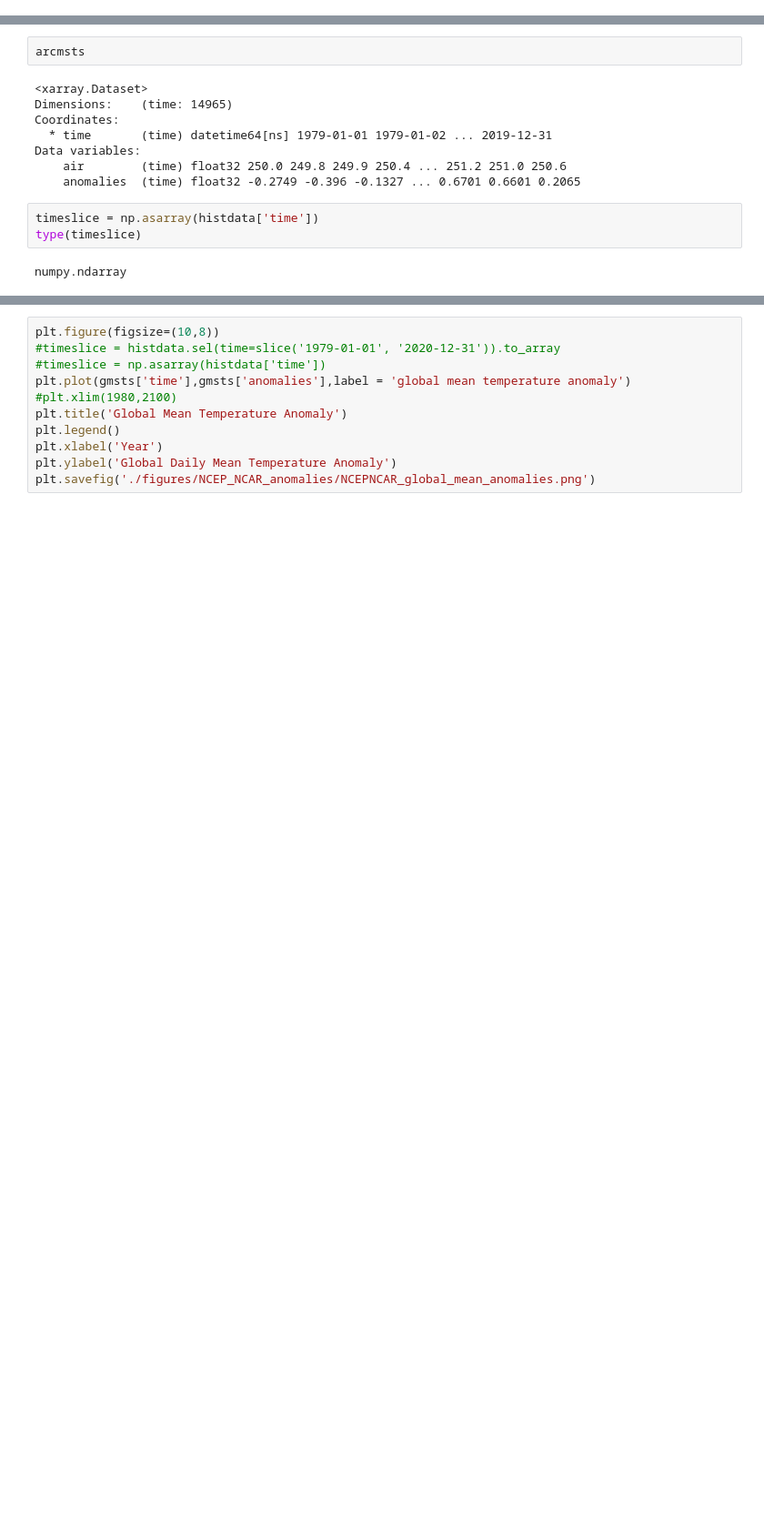
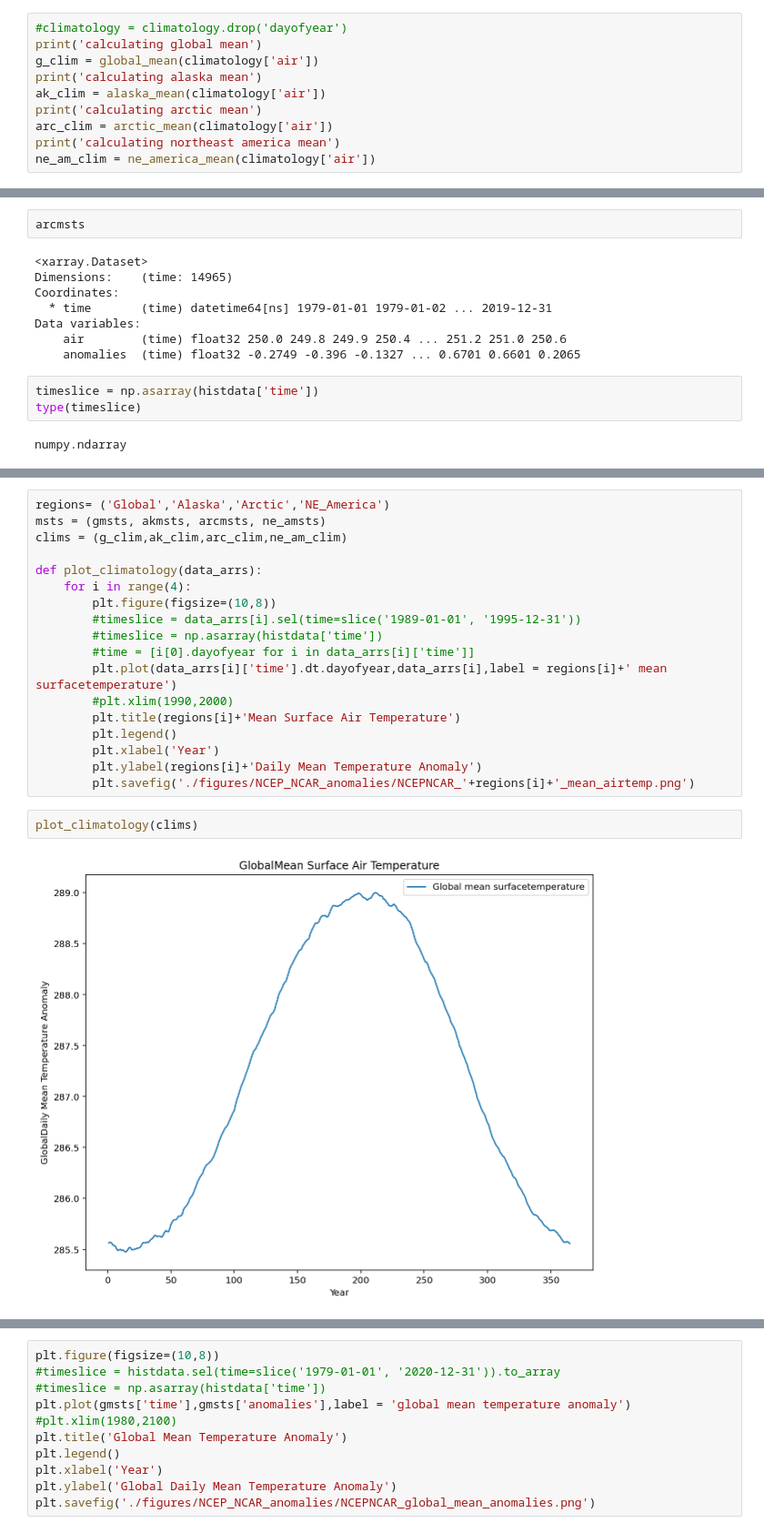
Before and after one commit to Lulurussell/CICOES-code, a Jupyter notebook: NCEP_NCAR_data.ipynb, the cells around one changed output, grey strips where cells are left out. Shown: that part at 91% size. Saved outputs shown, nothing was run; the diff lists cells and outputs as text; blank space fills up the shorter version.

Commit message:
plotted climatology

```diff
--- a/NCEP_NCAR_data.ipynb
+++ b/NCEP_NCAR_data.ipynb
@@ -199,0 +222,10 @@ calculating northeast america mean
+# %%
+#climatology = climatology.drop('dayofyear')
+print('calculating global mean')
+g_clim = global_mean(climatology['air'])
+print('calculating alaska mean')
+ak_clim = alaska_mean(climatology['air'])
+print('calculating arctic mean')
+arc_clim = arctic_mean(climatology['air'])
+print('calculating northeast america mean')
+ne_am_clim = ne_america_mean(climatology['air'])
@@ -225,2 +272,24 @@ Data variables:
+# %%
+regions= ('Global','Alaska','Arctic','NE_America')
+msts = (gmsts, akmsts, arcmsts, ne_amsts)
+clims = (g_clim,ak_clim,arc_clim,ne_am_clim)
+
+def plot_climatology(data_arrs):
+    for i in range(4):
+        plt.figure(figsize=(10,8))
+        #timeslice = data_arrs[i].sel(time=slice('1989-01-01', '1995-12-31'))
+        #timeslice = np.asarray(histdata['time'])
+        #time = [i[0].dayofyear for i in data_arrs[i]['time']]
+        plt.plot(data_arrs[i]['time'].dt.dayofyear,data_arrs[i],label = regions[i]+' mean surfacetemperature')
+        #plt.xlim(1990,2000)
+        plt.title(regions[i]+'Mean Surface Air Temperature')
+        plt.legend()
+        plt.xlabel('Year')
+        plt.ylabel(regions[i]+'Daily Mean Temperature Anomaly')
+        plt.savefig('./figures/NCEP_NCAR_anomalies/NCEPNCAR_'+regions[i]+'_mean_airtemp.png')
+# %%
+plot_climatology(clims)
+# %% [output]
+[figure, added]
 # %%
 plt.figure(figsize=(10,8))
```
Also changed, not shown: parts of 5 cells of this notebook, 4 other files.
